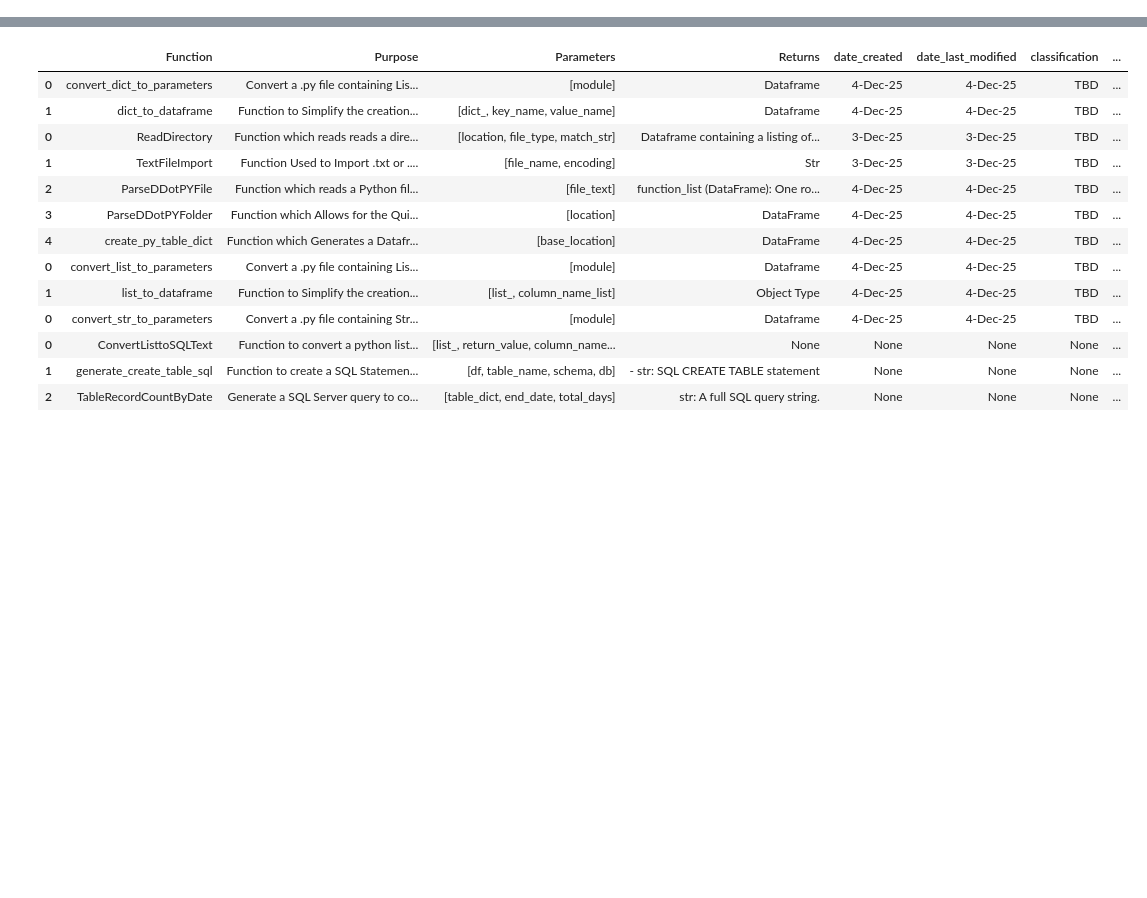
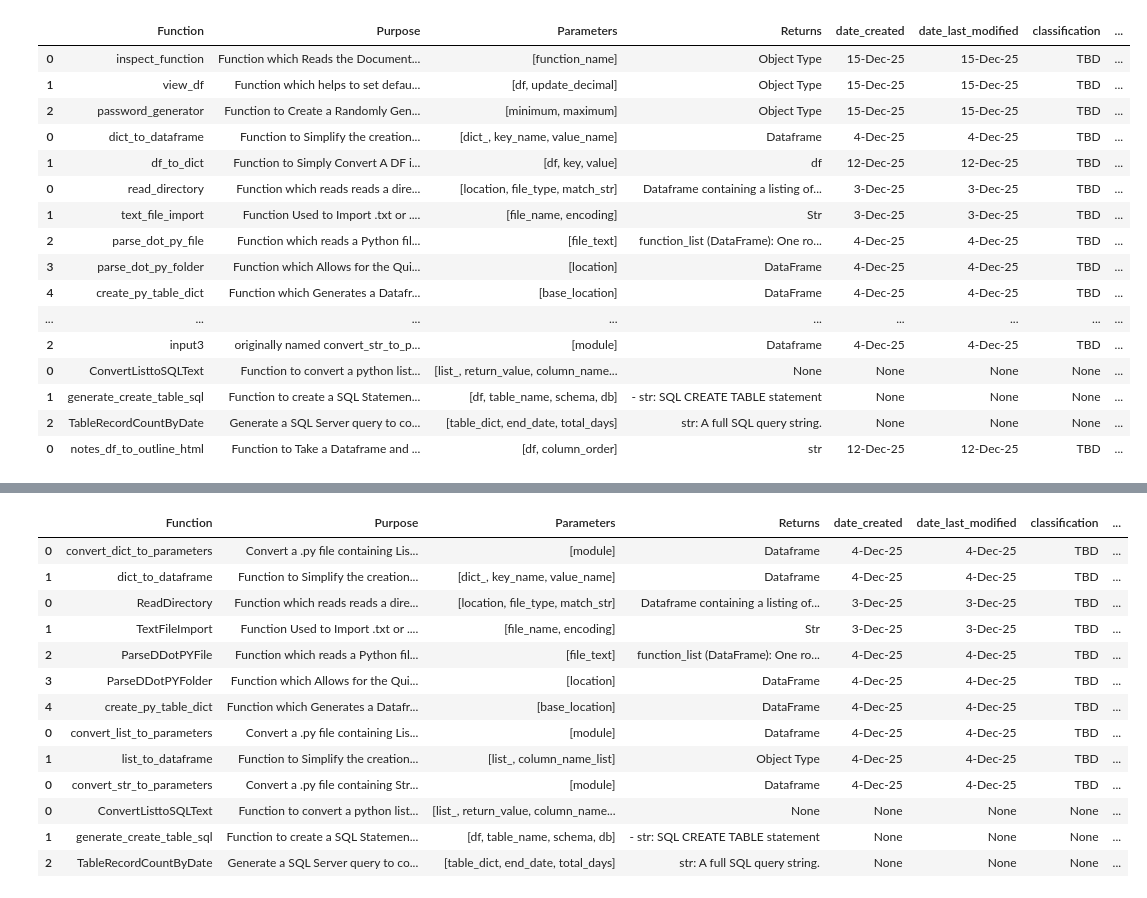
Before and after one commit to derek-dewald/Python_Tools, a Jupyter notebook: JupyterNotebooks/D Function Instructions.ipynb, the cells around one changed output, grey strips where cells are left out. Drawn from its saved outputs; the diff is of its cells as text; code cells hidden in the pictures; blank space fills up the shorter version.

```diff
--- a/JupyterNotebooks/D Function Instructions.ipynb
+++ b/JupyterNotebooks/D Function Instructions.ipynb
@@ -8,21 +14,20 @@ import datetime
 
 import sys
 sys.path.append("/Users/derekdewald/Documents/Python/Github_Repo/d_py_functions")
+
+from shared_folder import read_directory
+d_py_function =  '/Users/derekdewald/Documents/Python/Github_Repo/d_py_functions/'
+read_directory(d_py_function)
+
+# Import a .TXT or .PY File
+location = '/Users/derekdewald/Documents/Python/Github_Repo/d_py_functions/shared_folder.py'
+
+from shared_folder import text_file_import
+file = text_file_import(location)
+
+from shared_folder import parse_dot_py_file
+function_list, function_parameters = parse_dot_py_file(file)
+
+## Generate a Summary File for a Folder.
+from shared_folder import parse_dot_py_folder
+function_list, function_parameters = parse_dot_py_folder()
-# %%
-from shared_folder import ReadDirectory
-d_py_function =  '/Users/derekdewald/Documents/Python/Github_Repo/d_py_functions/'
-ReadDirectory(d_py_function)
-
-# Import a .TXT or .PY File
-location = '/Users/derekdewald/Documents/Python/Github_Repo/d_py_functions/shared_folder.py'
-
-from shared_folder import TextFileImport
-file = TextFileImport(location)
-
-from shared_folder import ParseDDotPYFile
-function_list, function_parameters = ParseDDotPYFile(file)
-
-## Generate a Summary File for a Folder.
-from shared_folder import ParseDDotPYFolder
-
-function_list, function_parameters = ParseDDotPYFolder()
@@ -28,0 +56,20 @@ function_list, function_parameters = ParseDDotPYFolder()
+# %%
+function_list
+# %% [output]
+|  | Function | Purpose | Parameters | Returns | date_created | date_last_modified | classification | ... |
+| 0 | inspect_function | Function which Reads the Document... | [function_name] | Object Type | 15-Dec-25 | 15-Dec-25 | TBD | ... |
+| 1 | view_df | Function which helps to set defau... | [df, update_decimal] | Object Type | 15-Dec-25 | 15-Dec-25 | TBD | ... |
+| 2 | password_generator | Function to Create a Randomly Gen... | [minimum, maximum] | Object Type | 15-Dec-25 | 15-Dec-25 | TBD | ... |
+| 0 | dict_to_dataframe | Function to Simplify the creation... | [dict_, key_name, value_name] | Dataframe | 4-Dec-25 | 4-Dec-25 | TBD | ... |
+| 1 | df_to_dict | Function to Simply Convert A DF i... | [df, key, value] | df | 12-Dec-25 | 12-Dec-25 | TBD | ... |
+| 0 | read_directory | Function which reads reads a dire... | [location, file_type, match_str] | Dataframe containing a listing of... | 3-Dec-25 | 3-Dec-25 | TBD | ... |
+| 1 | text_file_import | Function Used to Import .txt or .... | [file_name, encoding] | Str | 3-Dec-25 | 3-Dec-25 | TBD | ... |
+| 2 | parse_dot_py_file | Function which reads a Python fil... | [file_text] | function_list (DataFrame): One ro... | 4-Dec-25 | 4-Dec-25 | TBD | ... |
+| 3 | parse_dot_py_folder | Function which Allows for the Qui... | [location] | DataFrame | 4-Dec-25 | 4-Dec-25 | TBD | ... |
+| 4 | create_py_table_dict | Function which Generates a Datafr... | [base_location] | DataFrame | 4-Dec-25 | 4-Dec-25 | TBD | ... |
+| ... | ... | ... | ... | ... | ... | ... | ... | ... |
+| 2 | input3 | originally named convert_str_to_p... | [module] | Dataframe | 4-Dec-25 | 4-Dec-25 | TBD | ... |
+| 0 | ConvertListtoSQLText | Function to convert a python list... | [list_, return_value, column_name... | None | None | None | None | ... |
+| 1 | generate_create_table_sql | Function to create a SQL Statemen... | [df, table_name, schema, db] | - str: SQL CREATE TABLE statement | None | None | None | ... |
+| 2 | TableRecordCountByDate | Generate a SQL Server query to co... | [table_dict, end_date, total_days] | str: A full SQL query string. | None | None | None | ... |
+| 0 | notes_df_to_outline_html | Function to Take a Dataframe and ... | [df, column_order] | str | 12-Dec-25 | 12-Dec-25 | TBD | ... |
```
Also changed, not shown: parts of 6 cells of this notebook, 13 other files.
